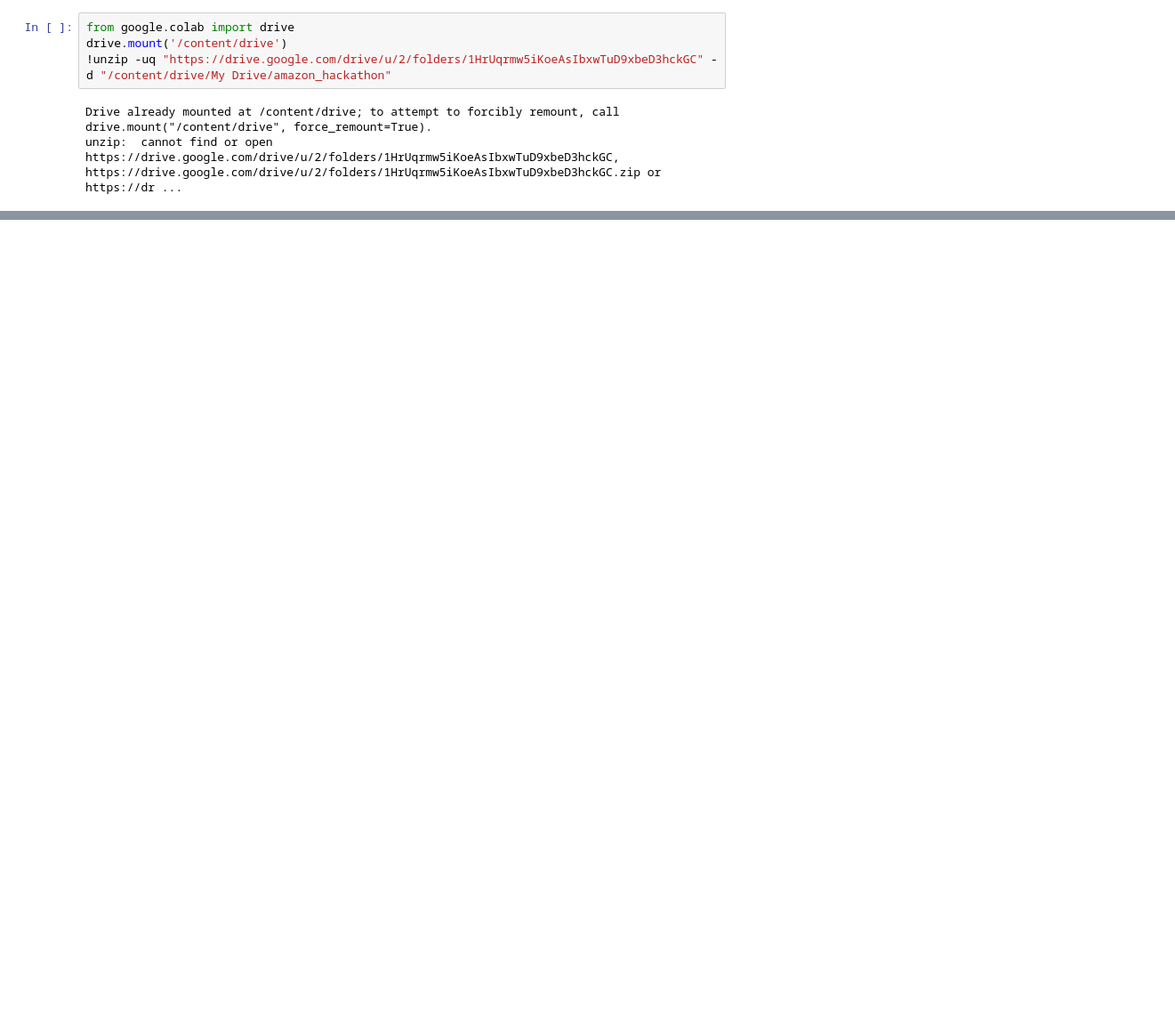
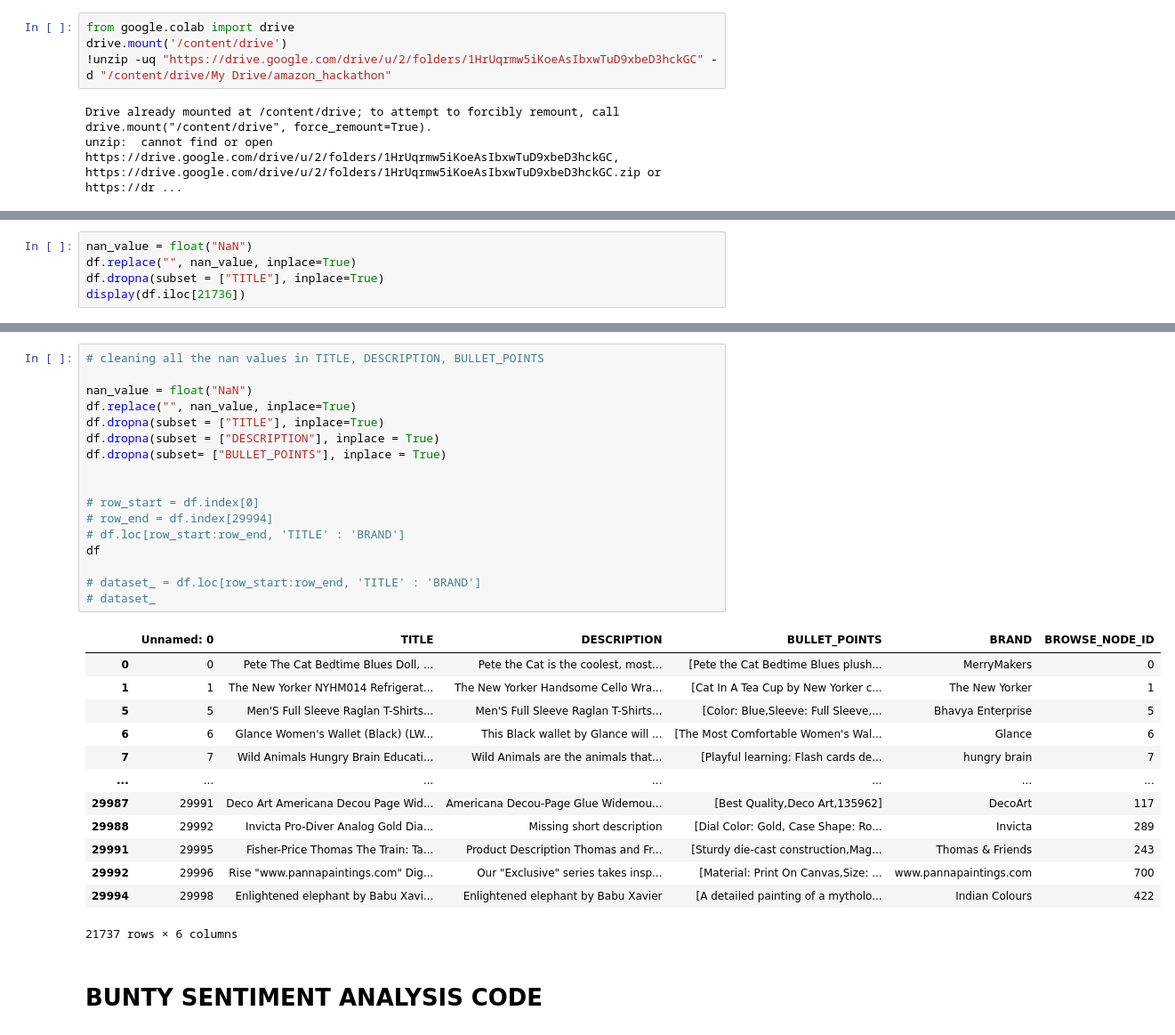
Before and after one commit to Hrudayangam/amazon_hackathon, a Jupyter notebook: Product_Browse_Node_Classification.ipynb, the cells around one changed output, grey strips where cells are left out. Shown: that part at 89% size. Cells and saved outputs as stored; diff of their text form; blank space fills up the shorter version.

```diff
--- a/Product_Browse_Node_Classification.ipynb
+++ b/Product_Browse_Node_Classification.ipynb
@@ -30,0 +55,5 @@ print(data.head())
+# %%
+nan_value = float("NaN")
+df.replace("", nan_value, inplace=True)
+df.dropna(subset = ["TITLE"], inplace=True)
+display(df.iloc[21736])
@@ -30,0 +97,33 @@ print(data.head())
+# %%
+# cleaning all the nan values in TITLE, DESCRIPTION, BULLET_POINTS
+
+nan_value = float("NaN")
+df.replace("", nan_value, inplace=True)
+df.dropna(subset = ["TITLE"], inplace=True)
+df.dropna(subset = ["DESCRIPTION"], inplace = True)
+df.dropna(subset= ["BULLET_POINTS"], inplace = True)
+
+
+# row_start = df.index[0]
+# row_end = df.index[29994]
+# df.loc[row_start:row_end, 'TITLE' : 'BRAND']
+df
+
+# dataset_ = df.loc[row_start:row_end, 'TITLE' : 'BRAND']
+# dataset_
+# %% [output]
+|  | Unnamed: 0 | TITLE | DESCRIPTION | BULLET_POINTS | BRAND | BROWSE_NODE_ID |
+| 0 | 0 | Pete The Cat Bedtime Blues Doll, ... | Pete the Cat is the coolest, most... | [Pete the Cat Bedtime Blues plush... | MerryMakers | 0 |
+| 1 | 1 | The New Yorker NYHM014 Refrigerat... | The New Yorker Handsome Cello Wra... | [Cat In A Tea Cup by New Yorker c... | The New Yorker | 1 |
+| 5 | 5 | Men'S Full Sleeve Raglan T-Shirts... | Men'S Full Sleeve Raglan T-Shirts... | [Color: Blue,Sleeve: Full Sleeve,... | Bhavya Enterprise | 5 |
+| 6 | 6 | Glance Women's Wallet (Black) (LW... | This Black wallet by Glance will ... | [The Most Comfortable Women's Wal... | Glance | 6 |
+| 7 | 7 | Wild Animals Hungry Brain Educati... | Wild Animals are the animals that... | [Playful learning: Flash cards de... | hungry brain | 7 |
+| ... | ... | ... | ... | ... | ... | ... |
+| 29987 | 29991 | Deco Art Americana Decou Page Wid... | Americana Decou-Page Glue Widemou... | [Best Quality,Deco Art,135962] | DecoArt | 117 |
+| 29988 | 29992 | Invicta Pro-Diver Analog Gold Dia... | Missing short description | [Dial Color: Gold, Case Shape: Ro... | Invicta | 289 |
+| 29991 | 29995 | Fisher-Price Thomas The Train: Ta... | Product Description Thomas and Fr... | [Sturdy die-cast construction,Mag... | Thomas & Friends | 243 |
+| 29992 | 29996 | Rise "www.pannapaintings.com" Dig... | Our "Exclusive" series takes insp... | [Material: Print On Canvas,Size: ... | www.pannapaintings.com | 700 |
+| 29994 | 29998 | Enlightened elephant by Babu Xavi... | Enlightened elephant by Babu Xavier | [A detailed painting of a mytholo... | Indian Colours | 422 |
+21737 rows × 6 columns
+# %% [markdown]
+# BUNTY SENTIMENT ANALYSIS CODE
```
Also changed, not shown: parts of 25 cells of this notebook.
